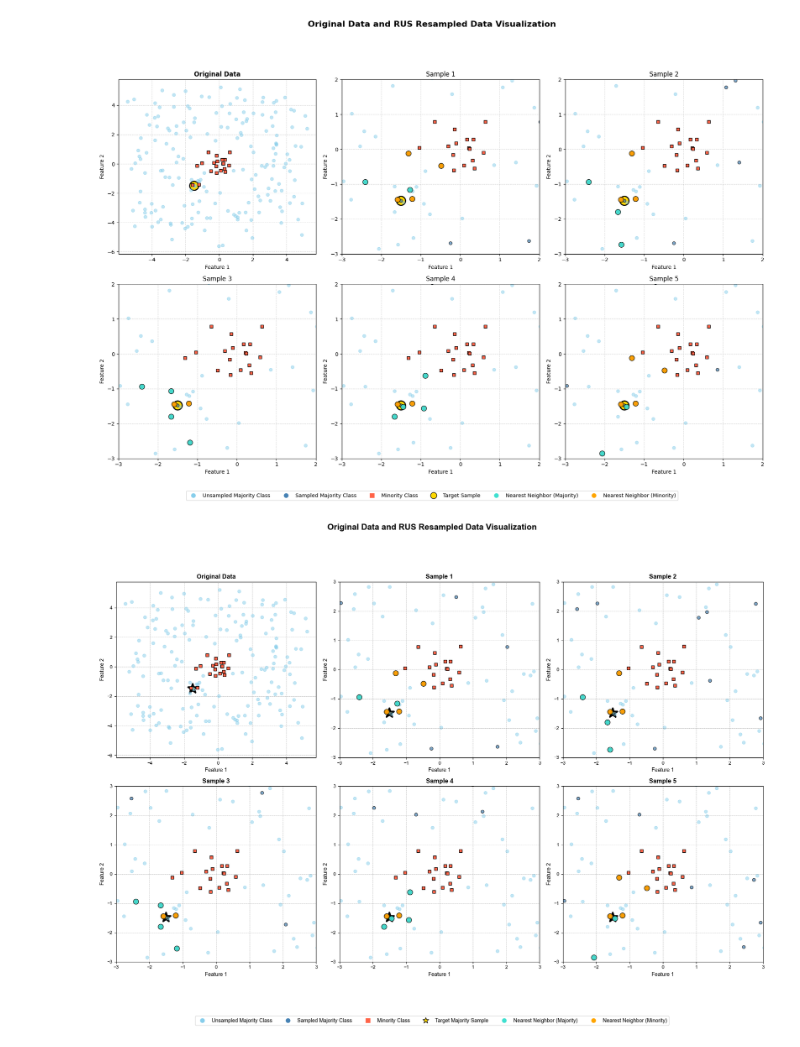
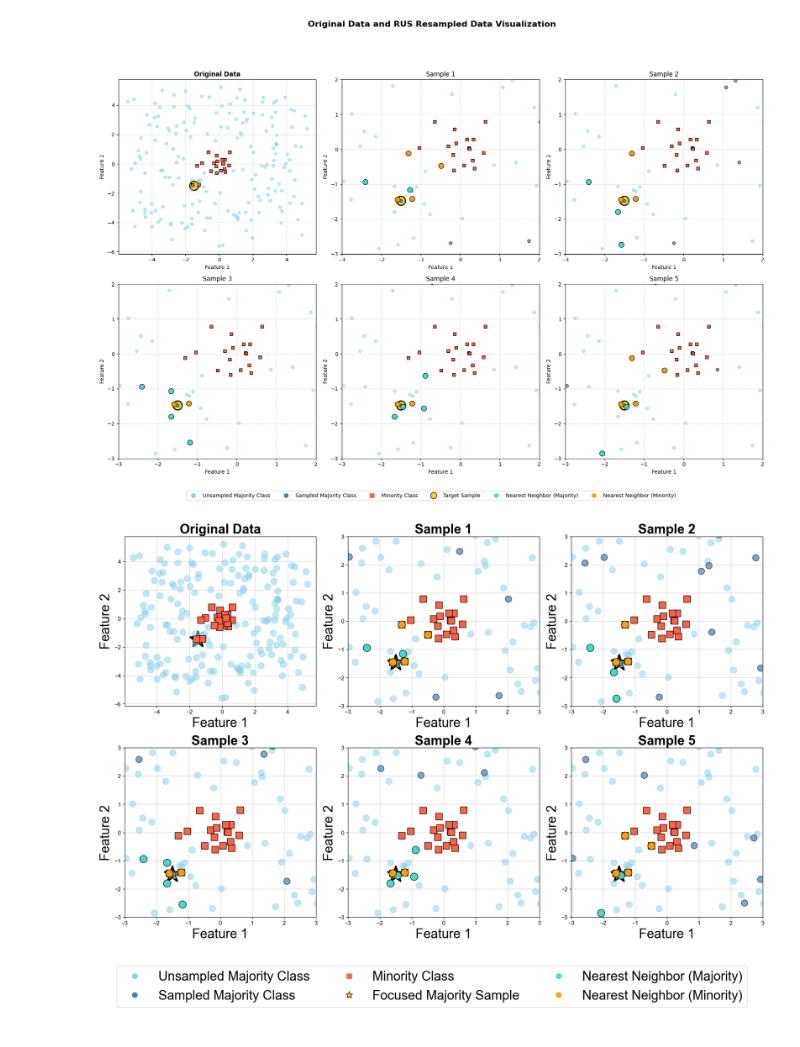
Before and after one commit to papazhu1/DGBDF, a Jupyter notebook: model/show_sampling_diversity/show_sampling_diversity.ipynb, the cells around one changed output. Saved outputs shown, nothing was run; the diff lists cells and outputs as text; code cells hidden in the pictures.

```diff
--- a/model/show_sampling_diversity/show_sampling_diversity.ipynb
+++ b/model/show_sampling_diversity/show_sampling_diversity.ipynb
@@ -571,10 +571,10 @@ import matplotlib as mpl
 # 设置全局样式
 mpl.rcParams['font.family'] = 'sans-serif'
 mpl.rcParams['font.sans-serif'] = ['Arial']
-mpl.rcParams['axes.titlesize'] = 12
-mpl.rcParams['axes.labelsize'] = 10
-mpl.rcParams['xtick.labelsize'] = 9
-mpl.rcParams['ytick.labelsize'] = 9
+mpl.rcParams['axes.titlesize'] = 14
+mpl.rcParams['axes.labelsize'] = 12
+mpl.rcParams['xtick.labelsize'] = 11
+mpl.rcParams['ytick.labelsize'] = 11
 
 # 定义保存结果的文件夹
 output_dir = "resampled_results"
@@ -587,108 +587,106 @@ target_loaded = np.load("target_sample.npy")
 
 # 定义颜色
 colors = {
-    "unsampled_majority": "#87CEEB",  # 天蓝色
-    "sampled_majority": "#4682B4",    # 深蓝色
-    "minority_class": "#FF6347",      # 番茄红
-    "target_sample": "#FFD700",       # 金黄色
-    "nearest_majority": "#40E0D0",    # 绿松石色
-    "nearest_minority": "#FFA500"     # 橙色
+    "unsampled_majority": "#87CEEB",
+    "sampled_majority": "#4682B4",
+    "minority_class": "#FF6347",
+    "target_sample": "#FFD700",
+    "nearest_majority": "#40E0D0",
+    "nearest_minority": "#FFA500"
 }
 
 # 1. 绘制 2x3 的图，包括原始数据和5个采样结果
-fig, axes = plt.subplots(2, 3, figsize=(18, 12))  # 2x3 的网格
-fig.suptitle("Original Data and RUS Resampled Data Visualization", fontsize=16, fontweight='bold', y=1.02)
+fig, axes = plt.subplots(2, 3, figsize=(18, 12))
+# fig.suptitle("Original Data and RUS Resampled Data Visualization", fontsize=18, fontweight='bold', y=1.02)
 
-axes = axes.flatten()  # 将2D数组扁平化，方便索引
+axes = axes.flatten()
+
+# 增加样本点大小参数
+point_size = 150  # 通用样本点大小
+target_size = 1000  # 目标样本点大小
+nearest_size = 200  # 最近邻点大小
+
+legend_font_size = 25
+subfig_title_font_size = 25
+subfig_axis_font_size = 25
 
 # 第1个子图：原始数据集分布图
 ax = axes[0]
-ax.set_title("Original Data", fontsize=12, fontweight="bold")
+ax.set_title("Original Data", fontsize=subfig_title_font_size, fontweight="bold")
 
-# 目标样本：金黄色，放在最下层，使用星型标记
+# 目标样本
 ax.scatter(target_loaded[:, 0], target_loaded[:, 1],
-           color=colors['target_sample'], s=350, marker='*',
+           color=colors['target_sample'], s=target_size, marker='*',
            edgecolor='black', linewidth=3, zorder=0)
 
-# 多数类：蓝色
+# 多数类
 ax.scatter(X_loaded[y_loaded == 0][:, 0], X_loaded[y_loaded == 0][:, 1],
-           color=colors['unsampled_majority'], alpha=0.5, zorder=2)
+           color=colors['unsampled_majority'], alpha=0.5, s=point_size, zorder=2)
 
-# 少数类：红色
+# 少数类
 ax.scatter(X_loaded[y_loaded == 1][:, 0], X_loaded[y_loaded == 1][:, 1],
-           color=colors['minority_class'], marker='s', edgecolor='black', zorder=3)
+           color=colors['minority_class'], marker='s', s=point_size, edgecolor='black', zorder=3)
 
 ax.grid(True, linestyle='--', linewidth=0.5, alpha=0.7, color='gray')
-ax.set_xlabel("Feature 1")
-ax.set_ylabel("Feature 2")
+ax.set_xlabel("Feature 1", fontsize=subfig_axis_font_size)
+ax.set_ylabel("Feature 2", fontsize=subfig_axis_font_size)
 
 # 2. 绘制剩余5个采样结果
-for i in range(1, 6):  # 从索引 1 开始，绘制 Sample 1 到 Sample 5
+for i in range(1, 6):
     ax = axes[i]
-    ax.set_title(f"Sample {i}", fontsize=12, fontweight='bold')
+    ax.set_title(f"Sample {i}", fontsize=subfig_title_font_size, fontweight='bold')
 
-    # 读取下采样结果
     X_resampled = np.load(os.path.join(output_dir, f"X_resampled_sample_{i}.npy"))
     y_resampled = np.load(os.path.join(output_dir, f"y_resampled_sample_{i}.npy"))
 
-    # 标记采样到的多数类样本
     resampled_majority_points = X_resampled[y_resampled == 0]
 
-    # 标记未采样到的多数类样本
     majority_indices = np.where(y_loaded == 0)[0]
     X_majority = X_loaded[majority_indices]
     unsampled_majority_points = np.array([
         point for point in X_majority if not any(np.all(point == resampled_majority_points, axis=1))
     ])
 
-    # 使用K近邻找出5个最近邻样本
     nbrs = NearestNeighbors(n_neighbors=7).fit(X_resampled)
     distances, indices = nbrs.kneighbors(target_loaded)
     nearest_points = X_resampled[indices[0][1:]]
     nearest_labels = y_resampled[indices[0][1:]]
 
-    # 目标样本：放在最下层
     ax.scatter(target_loaded[:, 0], target_loaded[:, 1],
-               color=colors['target_sample'], s=350, marker='*',
+               color=colors['target_sample'], s=target_size, marker='*',
                edgecolor='black', linewidth=3, zorder=0)
 
-    # 未采样到的多数类
     ax.scatter(unsampled_majority_points[:, 0], unsampled_majority_points[:, 1],
-               color=colors['unsampled_majority'], alpha=0.5, zorder=1)
+               color=colors['unsampled_majority'], alpha=0.5, s=point_size, zorder=1)
 
-    # 多数类：采样点
     ax.scatter(resampled_majority_points[:, 0], resampled_majority_points[:, 1],
-               color=colors['sampled_majority'], edgecolor='black', alpha=0.7, zorder=2)
+               color=colors['sampled_majority'], edgecolor='black', s=point_size, alpha=0.7, zorder=2)
 
-    # 少数类
     ax.scatter(X_resampled[y_resampled == 1][:, 0], X_resampled[y_resampled == 1][:, 1],
-               color=colors['minority_class'], marker='s', edgecolor='black', zorder=3)
+               color=colors['minority_class'], marker='s', s=point_size, edgecolor='black', zorder=3)
 
-    # 最近邻
     for point, label in zip(nearest_points, nearest_labels):
         color = colors['nearest_majority'] if label == 0 else colors['nearest_minority']
-        ax.scatter(point[0], point[1], color=color, edgecolor='black', s=100, alpha=0.9, zorder=4)
+        ax.scatter(point[0], point[1], color=color, edgecolor='black', s=nearest_size, alpha=0.9, zorder=4)
 
     ax.grid(True, linestyle='--', linewidth=0.5, alpha=0.7, color='gray')
-    ax.set_xlabel("Feature 1")
-    ax.set_ylabel("Feature 2")
+    ax.set_xlabel("Feature 1", fontsize=subfig_axis_font_size)
+    ax.set_ylabel("Feature 2", fontsize=subfig_axis_font_size)
     ax.set_xlim(-3, 3)
     ax.set_ylim(-3, 3)
 
 # 添加统一的图例
 fig.legend(handles=[
-    plt.Line2D([0], [0], marker='o', color='w', markerfacecolor=colors['unsampled_majority'], markersize=10, label='Unsampled Majority Class'),
-    plt.Line2D([0], [0], marker='o', color='w', markerfacecolor=colors['sampled_majority'], markersize=10, label='Sampled Majority Class'),
-    plt.Line2D([0], [0], marker='s', color='w', markerfacecolor=colors['minority_class'], markersize=10, label='Minority Class'),
-    plt.Line2D([0], [0], marker='*', color='w', markerfacecolor=colors['target_sample'], markersize=12, markeredgecolor='black', label='Target Majority Sample'),
-    plt.Line2D([0], [0], marker='o', color='w', markerfacecolor=colors['nearest_majority'], markersize=10, label='Nearest Neighbor (Majority)'),
-    plt.Line2D([0], [0], marker='o', color='w', markerfacecolor=colors['nearest_minority'], markersize=10, label='Nearest Neighbor (Minority)'),
-], loc='lower center', ncol=6, fontsize=10, bbox_to_anchor=(0.5, -0.1), frameon=True)
+    plt.Line2D([0], [0], marker='o', color='w', markerfacecolor=colors['unsampled_majority'], markersize=12, label='Unsampled Majority Class'),
+    plt.Line2D([0], [0], marker='o', color='w', markerfacecolor=colors['sampled_majority'], markersize=12, label='Sampled Majority Class'),
+    plt.Line2D([0], [0], marker='s', color='w', markerfacecolor=colors['minority_class'], markersize=12, label='Minority Class'),
+    plt.Line2D([0], [0], marker='*', color='w', markerfacecolor=colors['target_sample'], markersize=14, markeredgecolor='black', label='Focused Majority Sample'),
+    plt.Line2D([0], [0], marker='o', color='w', markerfacecolor=colors['nearest_majority'], markersize=12, label='Nearest Neighbor (Majority)'),
+    plt.Line2D([0], [0], marker='o', color='w', markerfacecolor=colors['nearest_minority'], markersize=12, label='Nearest Neighbor (Minority)'),
+], loc='lower center', ncol=3, fontsize=legend_font_size, bbox_to_anchor=(0.5, -0.15), frameon=True)
 
-# 调整整体布局
 fig.tight_layout(rect=[0, 0, 1, 0.95])
-
-plt.savefig(os.path.join(output_dir, "enhanced_combined_resampled_plots.png"), bbox_inches='tight')
+plt.savefig(os.path.join(output_dir, "enhanced_combined_resampled_plots.pdf"), bbox_inches='tight')
 plt.show()
 # %% [output]
-[figure, old version]
+[figure, new version]
```
Also changed, not shown: 3 other files.
